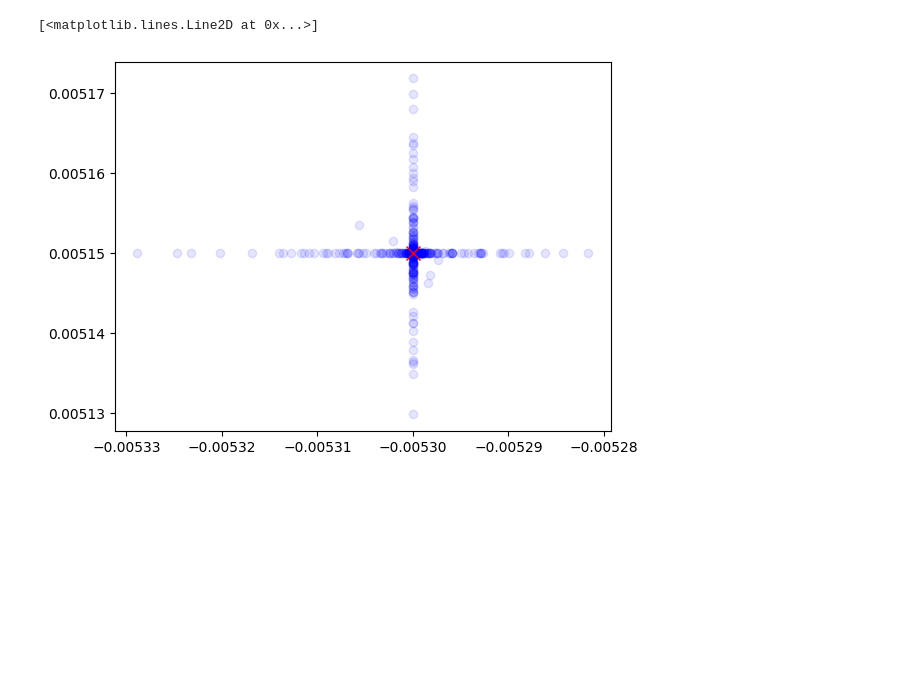
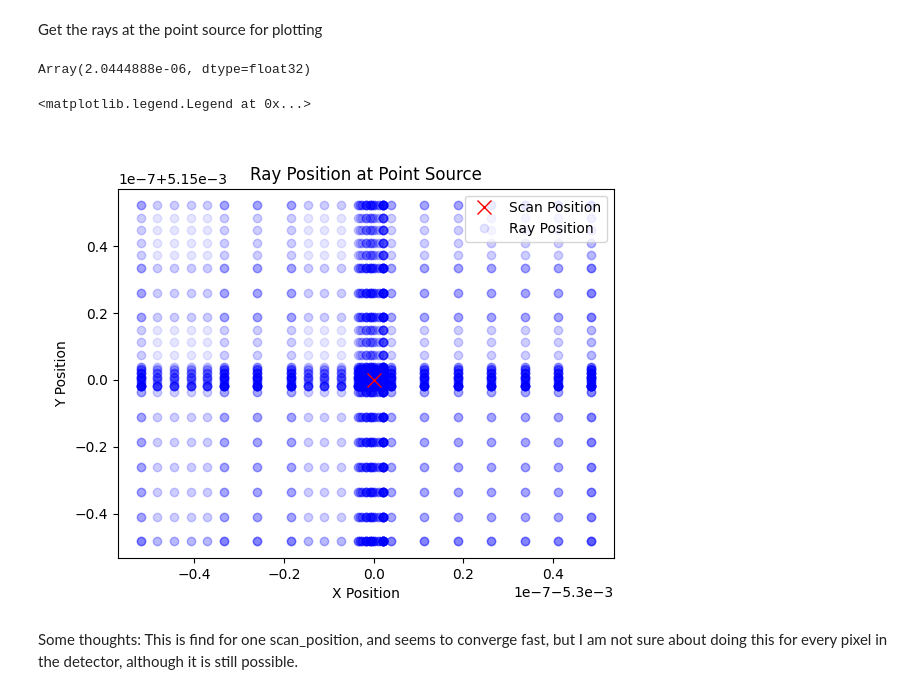
Before and after one commit to uellue/TemGymCore, a Jupyter notebook: fourdstem_example/optimiser.ipynb, the cells around one changed output. Drawn from its saved outputs; the diff is of its cells as text; code cells hidden in the pictures; blank space fills up the shorter version.

Commit message:
Finished optimiser.ipynb, and commented run_model_for_jacobians better.

```diff
--- a/fourdstem_example/optimiser.ipynb
+++ b/fourdstem_example/optimiser.ipynb
@@ -215,26 +110,0 @@ BokehModel(combine_events=True, render_bundle={'docs_json': {'f1628018-d089-4063
-# %%
-
-det_coords = Detector.get_coords()
-tilts = jax.random.uniform(jax.random.PRNGKey(0), shape=(det_coords.shape[0], 2), minval=0.0, maxval=0.1)
-scan_pos_yx = jnp.array([[scan_y, scan_x]]).T
-
-optimiser = adam(learning_rate=1e-4)
-opt_state = optimiser.init(tilts)
-n_iterations = 4000
-
-iterations = []
-losses = []
-
-for i in tqdm.tqdm(range(n_iterations)):
-    loss_value, gradients = jax.value_and_grad(loss, argnums=1)(
-        det_coords, tilts, detector_to_point_source, scan_pos_yx
-    )
-
-    updates, opt_state = optimiser.update(gradients, opt_state)
-    tilts = apply_updates(tilts, updates)
-
-    iterations.append(i)
-    losses.append(loss_value)
-
-    if loss_value < 1e-5:
-        break
@@ -261,21 +202,33 @@ plt.plot(iterations, losses)
+# %% [markdown]
+Get the rays at the point source for plotting
 # %%
 n_rays = det_coords.shape[0]
 det_coords_y, det_coords_x = det_coords[:, 0], det_coords[:, 1]
 
 rays_det_matrix = jnp.array([det_coords_x,
                                 det_coords_y,
-                                tilts[:, 0],
-                                tilts[:, 1],
+                                cur_tilts[:, 0],
+                                cur_tilts[:, 1],
                                 jnp.ones(n_rays)])
 
-rays_pt_source = jnp.matmul(detector_to_point_source, rays_det_matrix).T
+rays_pt_source = jnp.matmul(detector_to_point_source_matrix, rays_det_matrix).T
 
 rays_pt_source_y = rays_pt_source[:, 1]
 rays_pt_source_x = rays_pt_source[:, 0]
 
-plt.figure()
-plt.plot(scan_pos_yx[1], scan_pos_yx[0], 'rx', label='Scan Position', markersize=10, zorder=10)
-plt.plot(rays_pt_source_x, rays_pt_source_y, 'bo', label='Ray Position', alpha=0.1)
+loss(cur_tilts, det_coords, detector_to_point_source_matrix, scan_pos_yx)
 # %% [output]
-[<matplotlib.lines.Line2D at 0x...>]
+Array(2.0444888e-06, dtype=float32)
-[figure, removed]
+# %%
+plt.figure()
+plt.plot(scan_pos_yx[1], scan_pos_yx[0], 'rx', label='Scan Position', markersize=10, zorder=10)
+plt.plot(rays_pt_source_x, rays_pt_source_y, 'bo', label='Ray Position', alpha=0.1)
+plt.xlabel('X Position')
+plt.ylabel('Y Position')
+plt.title('Ray Position at Point Source')
+plt.legend()
+# %% [output]
+<matplotlib.legend.Legend at 0x...>
+[figure, added]
+# %% [markdown]
+Some thoughts: This is find for one scan_position, and seems to converge fast, but I am not sure about doing this for every pixel in the detector, although it is still possible.
```
Also changed, not shown: parts of 15 cells of this notebook, 1 other file.
